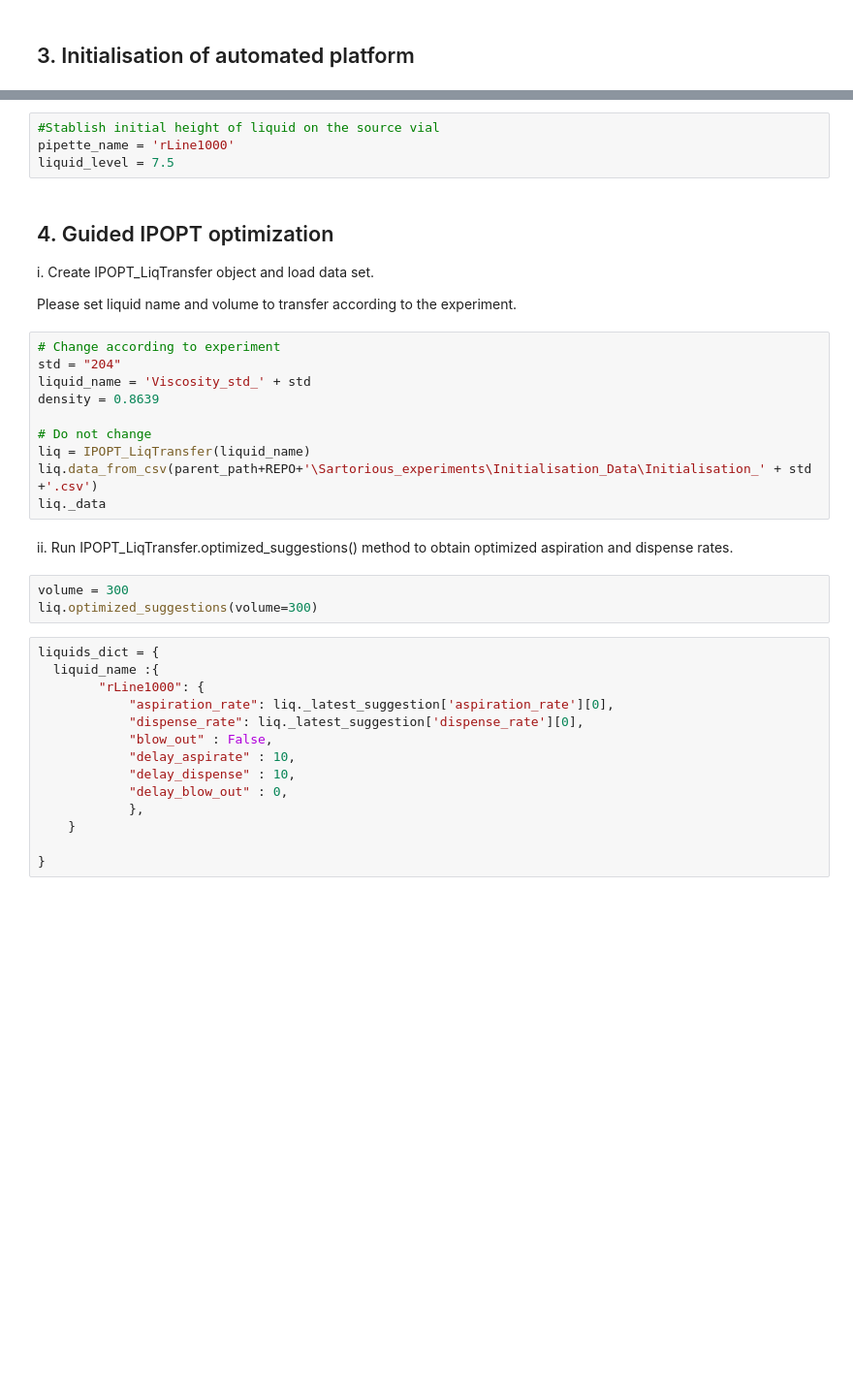
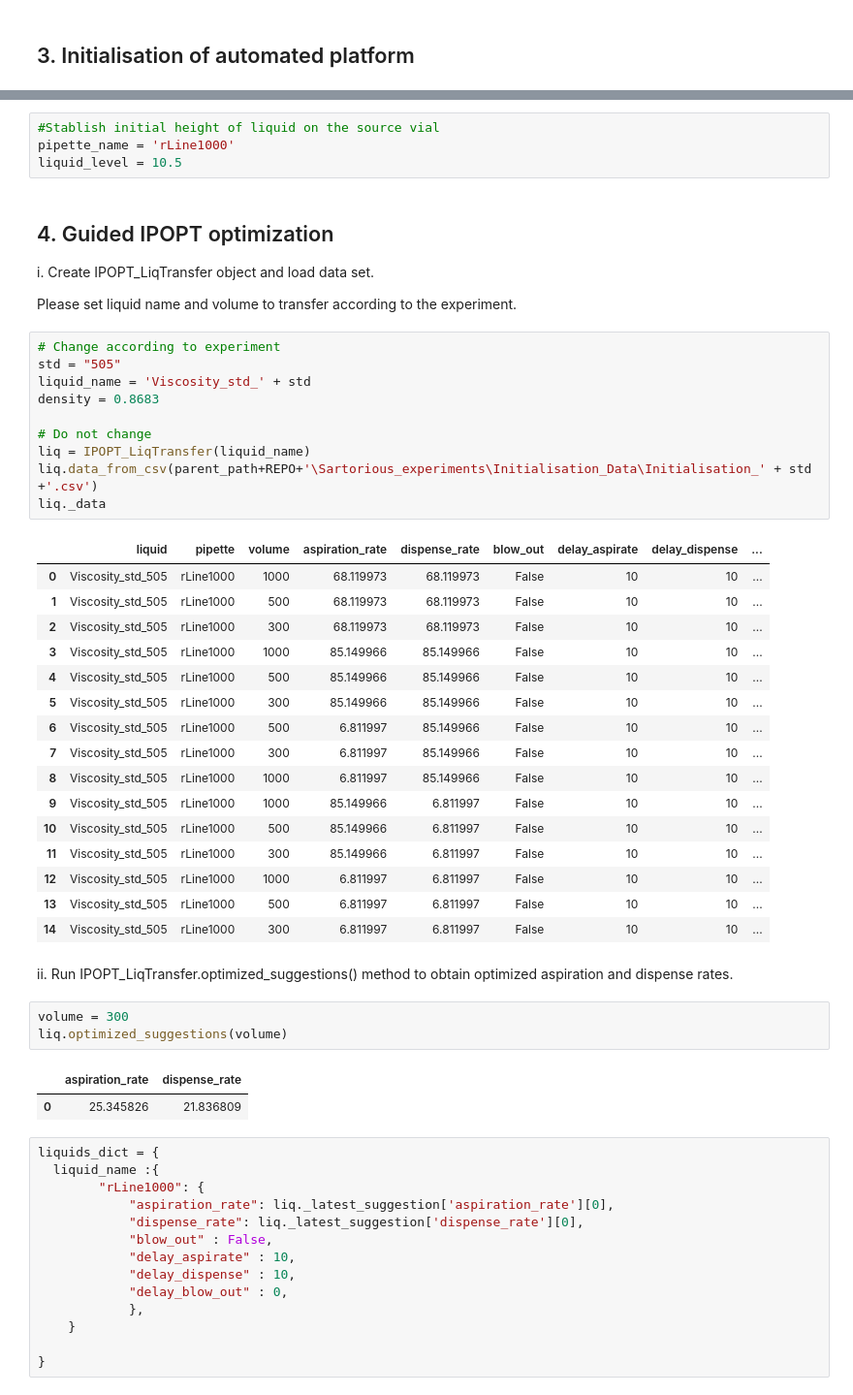
Before and after one commit to Quijanove/viscosity_liquid_transfer_Pablo, a Jupyter notebook: Sartorious_experiments/Code/IPOPT_optimization_individual_volume_Sartorious.ipynb, the cells around one changed output, grey strips where cells are left out. Shown at 97% size. Saved outputs shown, nothing was run; the diff lists cells and outputs as text; blank space fills up the shorter version.

```diff
--- a/Sartorious_experiments/Code/IPOPT_optimization_individual_volume_Sartorious.ipynb
+++ b/Sartorious_experiments/Code/IPOPT_optimization_individual_volume_Sartorious.ipynb
@@ -185,7 +223,7 @@ balance.toggleRecord(False)
 # %%
 #Stablish initial height of liquid on the source vial
 pipette_name = 'rLine1000'
-liquid_level = 7.5
+liquid_level = 10.5
 # %% [markdown]
 ## 4. Guided IPOPT optimization
 i.   Create IPOPT_LiqTransfer object and load data set.
@@ -193,19 +231,39 @@ i.   Create IPOPT_LiqTransfer object and load data set.
 Please set liquid name and volume to transfer according to the experiment.
 # %%
 # Change according to experiment
-std = "204"
+std = "505"
 liquid_name = 'Viscosity_std_' + std
-density = 0.8639
+density = 0.8683
 
 # Do not change
 liq = IPOPT_LiqTransfer(liquid_name)
 liq.data_from_csv(parent_path+REPO+'\Sartorious_experiments\Initialisation_Data\Initialisation_' + std +'.csv')
 liq._data
+# %% [output]
+|  | liquid | pipette | volume | aspiration_rate | dispense_rate | blow_out | delay_aspirate | delay_dispense | ... |
+| 0 | Viscosity_std_505 | rLine1000 | 1000 | 68.119973 | 68.119973 | False | 10 | 10 | ... |
+| 1 | Viscosity_std_505 | rLine1000 | 500 | 68.119973 | 68.119973 | False | 10 | 10 | ... |
+| 2 | Viscosity_std_505 | rLine1000 | 300 | 68.119973 | 68.119973 | False | 10 | 10 | ... |
+| 3 | Viscosity_std_505 | rLine1000 | 1000 | 85.149966 | 85.149966 | False | 10 | 10 | ... |
+| 4 | Viscosity_std_505 | rLine1000 | 500 | 85.149966 | 85.149966 | False | 10 | 10 | ... |
+| 5 | Viscosity_std_505 | rLine1000 | 300 | 85.149966 | 85.149966 | False | 10 | 10 | ... |
+| 6 | Viscosity_std_505 | rLine1000 | 500 | 6.811997 | 85.149966 | False | 10 | 10 | ... |
+| 7 | Viscosity_std_505 | rLine1000 | 300 | 6.811997 | 85.149966 | False | 10 | 10 | ... |
+| 8 | Viscosity_std_505 | rLine1000 | 1000 | 6.811997 | 85.149966 | False | 10 | 10 | ... |
+| 9 | Viscosity_std_505 | rLine1000 | 1000 | 85.149966 | 6.811997 | False | 10 | 10 | ... |
+| 10 | Viscosity_std_505 | rLine1000 | 500 | 85.149966 | 6.811997 | False | 10 | 10 | ... |
+| 11 | Viscosity_std_505 | rLine1000 | 300 | 85.149966 | 6.811997 | False | 10 | 10 | ... |
+| 12 | Viscosity_std_505 | rLine1000 | 1000 | 6.811997 | 6.811997 | False | 10 | 10 | ... |
+| 13 | Viscosity_std_505 | rLine1000 | 500 | 6.811997 | 6.811997 | False | 10 | 10 | ... |
+| 14 | Viscosity_std_505 | rLine1000 | 300 | 6.811997 | 6.811997 | False | 10 | 10 | ... |
 # %% [markdown]
 ii.   Run IPOPT_LiqTransfer.optimized_suggestions() method to obtain optimized aspiration and dispense rates.
 # %%
 volume = 300
-liq.optimized_suggestions(volume=300)
+liq.optimized_suggestions(volume)
+# %% [output]
+|  | aspiration_rate | dispense_rate |
+| 0 | 25.345826 | 21.836809 |
 # %%
 liquids_dict = {
   liquid_name :{
```
Also changed, not shown: parts of 17 cells of this notebook, 3 other files.
